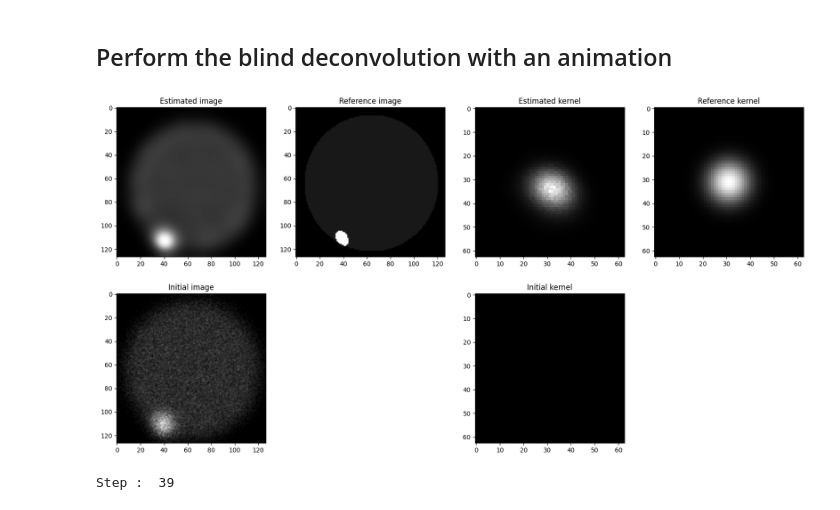
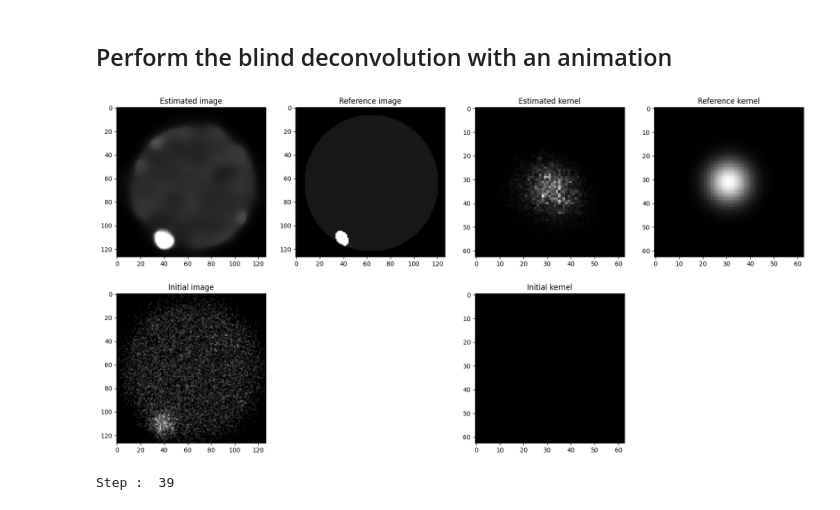
Before and after one commit to Tmodrzyk/richardson-lucy-python, a Jupyter notebook: greyscale.ipynb, the cells around one changed output. Saved outputs shown, nothing was run; the diff lists cells and outputs as text; code cells hidden in the pictures.

```diff
--- a/greyscale.ipynb
+++ b/greyscale.ipynb
@@ -17,7 +17,7 @@ device = "cuda"
 k_size = 63
 k_std = 6.0
 n_std = 0.1
-n_rate = 0.5
+n_rate = 0.05
 
 # Load the data
 ref = Image.open('img/img_88.png').convert('L')
@@ -105,0 +127,36 @@ plt.show()
+# %%
+# Different initializations for the image
+# x_0 = torch.ones_like(y)
+x_0 = y
+
+
+# Different initializations for the kernel
+gaussianblur = blur.GaussianBlur(k_size, 6.0).to(device)
+
+# k_0 = gaussianblur.get_kernel().view(1, 1, k_size, k_size).to(device)
+k_0 = torch.ones_like(k_ref) / torch.sum(torch.ones_like(k_ref))
+# k_0 = k
+
+steps = 50
+k_steps = 1
+x_steps = 1
+
+observation = y
+
+img_res, k_res = rl.blind_richardson_lucy(observation, x_0, k_0, steps=steps, x_steps=x_steps, k_steps=k_steps, tv=True)
+
+
+plt.figure(figsize=(20, 5))
+plt.subplot(1, 4, 1)
+plt.imshow(img_res[0, 0].detach().cpu().numpy(), cmap='gray')
+plt.title('Estimated image')
+plt.subplot(1, 4, 2)
+plt.imshow(ref[0, 0].detach().cpu().numpy(), cmap='gray')
+plt.title('Original image')
+plt.subplot(1, 4, 3)
+plt.imshow(k_res[0, 0].detach().cpu().numpy(), cmap='gray')
+plt.title('Estimated kernel')
+plt.subplot(1, 4, 4)
+plt.imshow(k_ref[0, 0].detach().cpu().numpy(), cmap='gray')
+plt.title('Original kernel')
+plt.show()
@@ -108,7 +167,6 @@ plt.show()
 # %%
 import torch.nn.functional as F
 from IPython import display
-from skimage.restoration import denoise_tv_chambolle
 
 # Different initializations for the image
 
@@ -220,33 +278,33 @@ with torch.no_grad():
 
             conv21 = F.conv2d(F.pad(im_deconv, pad_im, mode='replicate'), k, groups=groups) + eps
 
             if filter_epsilon:
                 relative_blur = torch.where(conv21 < filter_epsilon, 0.0, observation / conv21)
             else:
                 relative_blur = observation / conv21
 
             # k_mean = F.conv2d(F.pad(torch.ones_like(im_deconv), pad_im, mode='replicate'), k_T)
             k_T = k_T.swapaxes(0, 1)
             k_mean = F.conv2d(torch.ones_like(F.pad(im_deconv, pad_im)), k_T, groups=groups)
             if filter_epsilon:
                 im_deconv = torch.where(k_mean < filter_epsilon, 0.0, im_deconv / k_mean)
             else:
                 im_deconv /= k_mean
 
             im_deconv *= F.conv2d(F.pad(relative_blur, pad_im, mode='replicate'), k_T, groups=groups) + eps
-            im_deconv = torch.from_numpy(denoise_tv_chambolle(im_deconv.cpu().numpy(), weight=0.5, max_num_iter=50, channel_axis=None)).to(device)
+            im_deconv = rl.denoise_tv_chambolle_torch(im_deconv, weight=0.02, n_iter_max=50, multichannel=False)
 
             k_T = k_T.swapaxes(0, 1)
             k = k.swapaxes(0, 1)
 
         k = k[:, 0:1, :, :]
         k_T = k_T[:, 0:1, :, :]
         im_deconv_L = torch.sum(im_deconv, dim=1, keepdim=True)
 
         if clip:
             im_deconv = torch.clamp(im_deconv, 0, 1)
 
         im_deconv_T = torch.flip(im_deconv, dims=[2, 3])
 # %% [output]
-[figure, old version]
+[figure, new version]
 Step :  39
```
Also changed, not shown: parts of 8 cells of this notebook, 3 other files.
